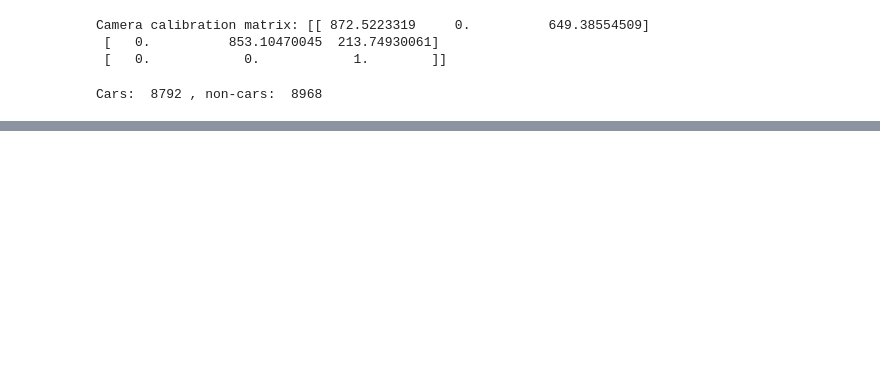
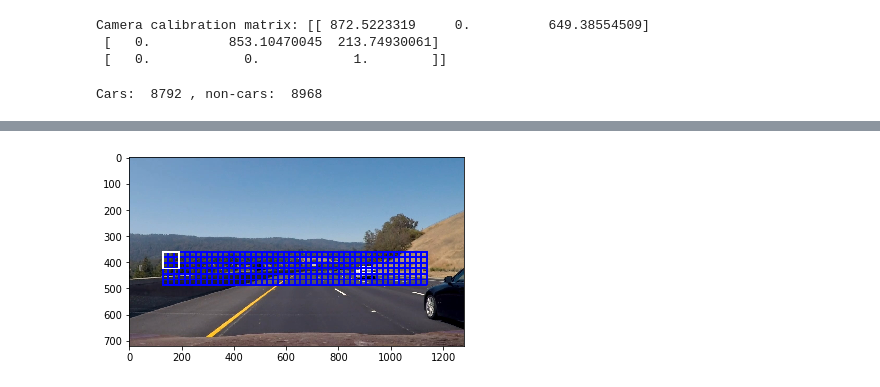
Before and after one commit to ryanchyshyn/vehicle_detection, a Jupyter notebook: pipeline.ipynb, the cells around one changed output, grey strips where cells are left out. Saved outputs shown, nothing was run; the diff lists cells and outputs as text; code cells hidden in the pictures; blank space fills up the shorter version.

```diff
--- a/pipeline.ipynb
+++ b/pipeline.ipynb
@@ -692,2 +686,13 @@ plt.show()
+# %%
+image = cv2.cvtColor(cv2.imread("test_images/test9.jpg"), cv2.COLOR_BGR2RGB)
+
+windows = slide_window(image, x_start_stop=[0.1, 0.9], y_start_stop=[0.50, 0.70], xy_window=(64, 64), xy_overlap=(0.66, 0.66))
+
+image = draw_boxes(image, windows, color=(0, 0, 255), thick=6)
+image = draw_boxes(image, [windows[0]], color=(255, 255, 255), thick=6)
+plt.imshow(image)
+plt.show()
+# %% [output]
+[figure, added]
 # %%
 def detect_vehicles(image):
```
Also changed, not shown: parts of 12 cells of this notebook, 3 other files.
